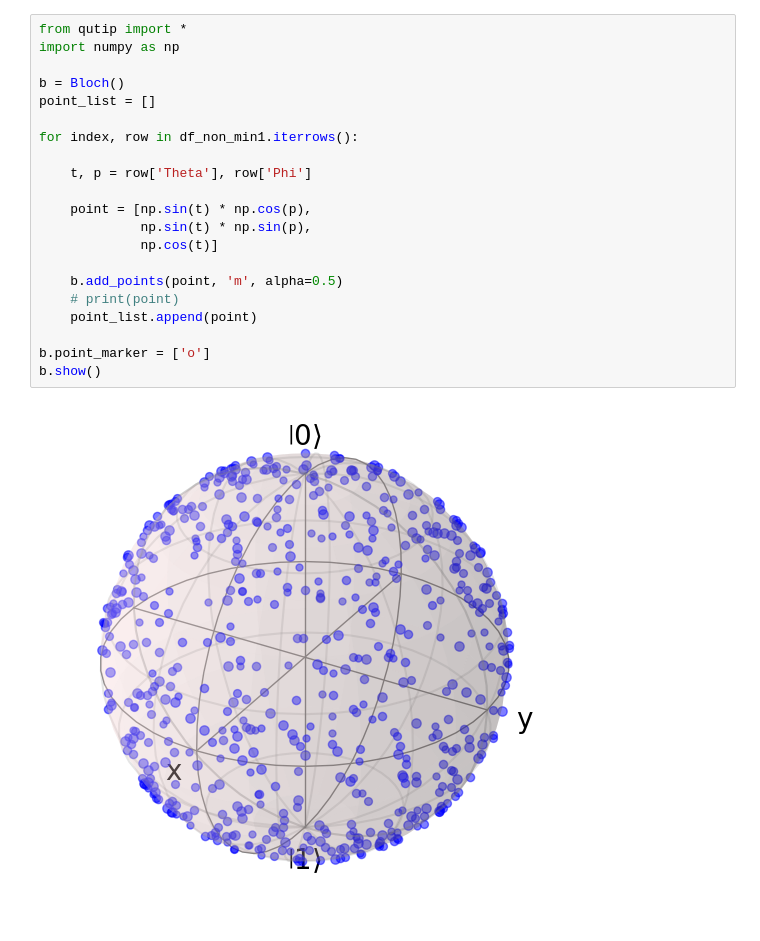
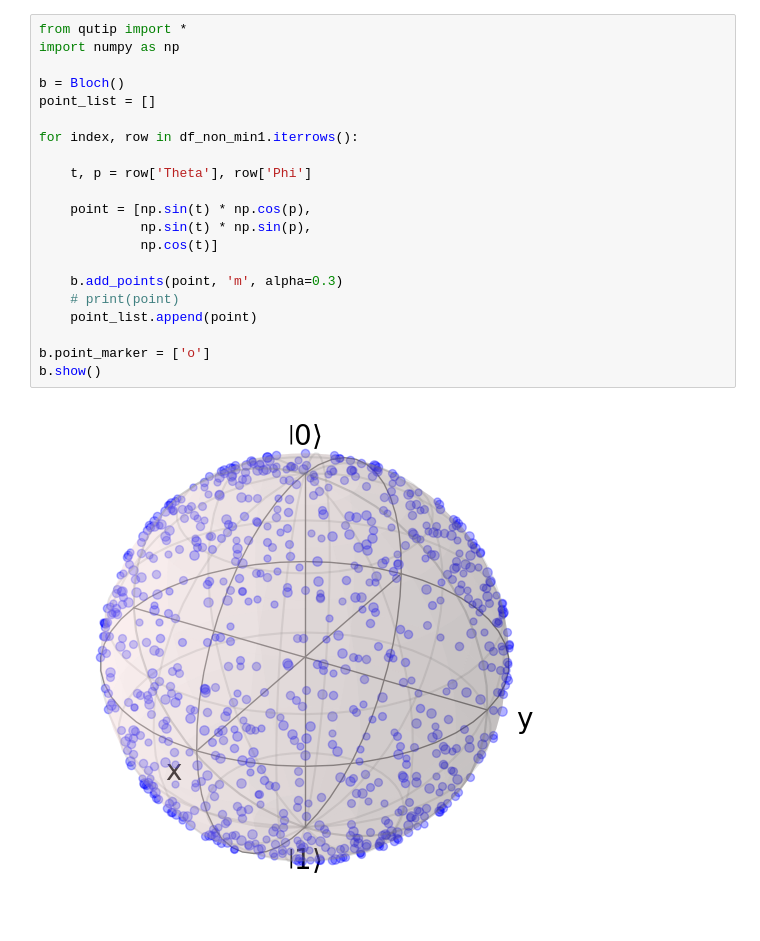
Before and after one commit to NostalgicJ/Quantum_2023, a Jupyter notebook: Ending/NVspinControl_Final/Data_Confirm.ipynb, the cells around one changed output. Cells and saved outputs as stored; diff of their text form.

```diff
--- a/Ending/NVspinControl_Final/Data_Confirm.ipynb
+++ b/Ending/NVspinControl_Final/Data_Confirm.ipynb
@@ -109,23 +109,23 @@ memory usage: 47.0+ KB
 # %%
 from qutip import *
 import numpy as np
 
 b = Bloch()
 point_list = []
 
 for index, row in df_non_min1.iterrows():
 
     t, p = row['Theta'], row['Phi']
 
     point = [np.sin(t) * np.cos(p),
              np.sin(t) * np.sin(p),
              np.cos(t)]
 
-    b.add_points(point, 'm', alpha=0.5)
+    b.add_points(point, 'm', alpha=0.3)
     # print(point)
     point_list.append(point)
 
 b.point_marker = ['o']
 b.show()
 # %% [output]
-[figure, old version]
+[figure, new version]
```
Also changed, not shown: parts of 5 cells of this notebook, 3 other files.
